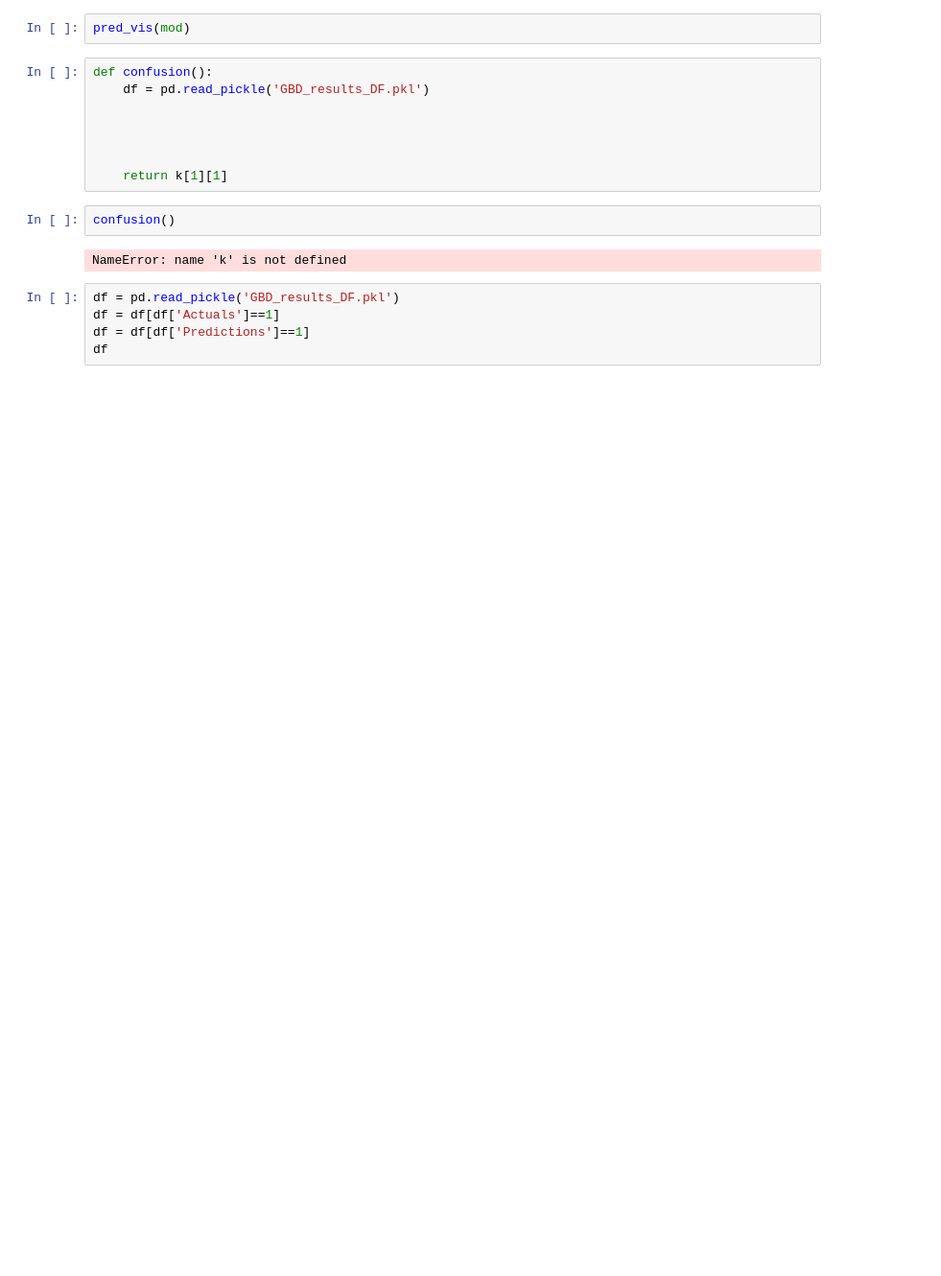
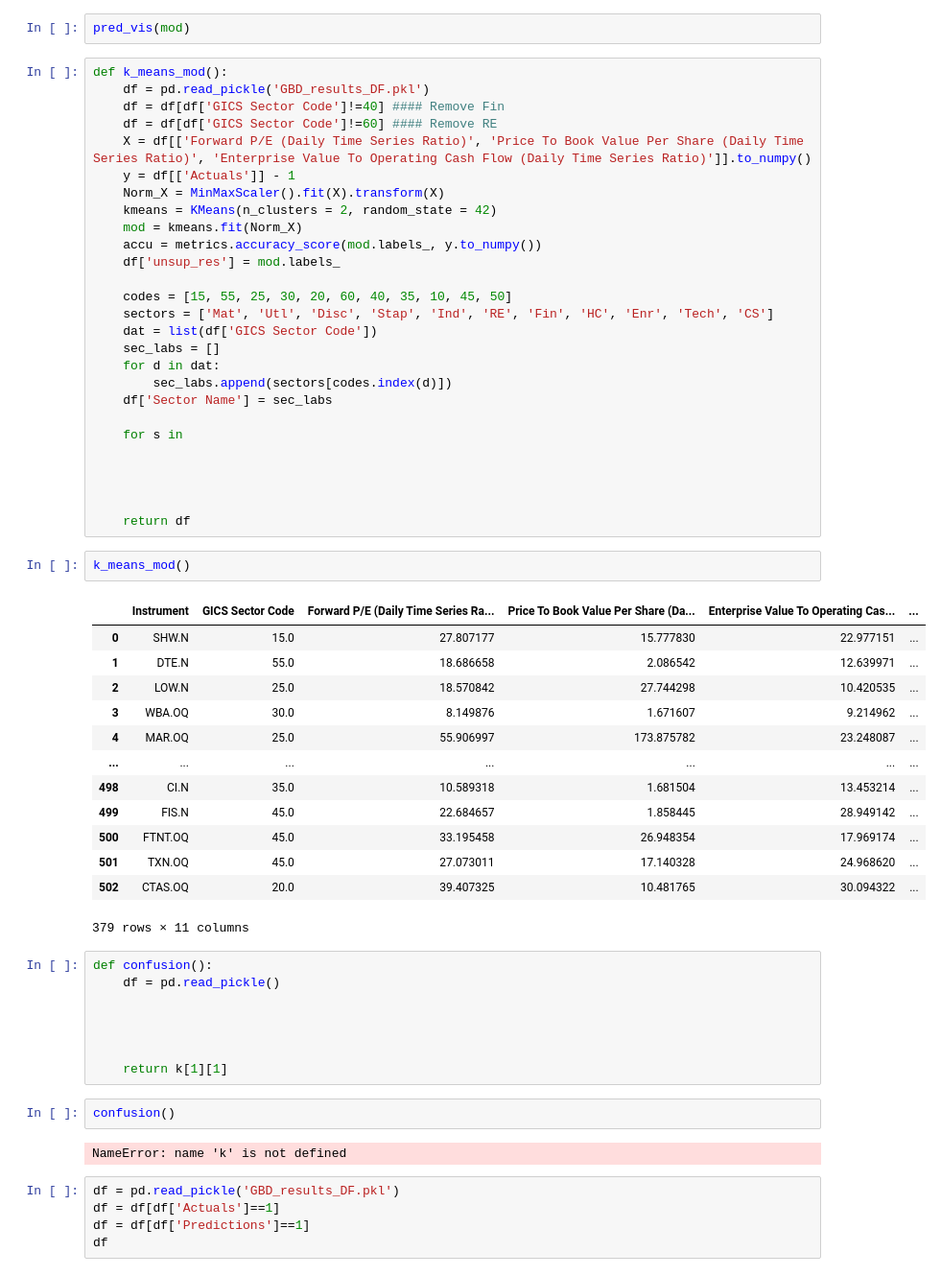
Before and after one commit to Jgarden79/Value_Value, a Jupyter notebook: Value_value.ipynb, the cells around one changed output. Shown at 96% size. Saved outputs shown, nothing was run; the diff lists cells and outputs as text; blank space fills up the shorter version.

Commit message:
trained the kmeans algo

```diff
--- a/Value_value.ipynb
+++ b/Value_value.ipynb
@@ -376,9 +378,52 @@ def pred_vis(mod):
     return
 # %%
 pred_vis(mod)
+# %%
+def k_means_mod():
+    df = pd.read_pickle('GBD_results_DF.pkl')
+    df = df[df['GICS Sector Code']!=40] #### Remove Fin
+    df = df[df['GICS Sector Code']!=60] #### Remove RE
+    X = df[['Forward P/E (Daily Time Series Ratio)', 'Price To Book Value Per Share (Daily Time Series Ratio)', 'Enterprise Value To Operating Cash Flow (Daily Time Series Ratio)']].to_numpy()
+    y = df[['Actuals']] - 1
+    Norm_X = MinMaxScaler().fit(X).transform(X)
+    kmeans = KMeans(n_clusters = 2, random_state = 42)
+    mod = kmeans.fit(Norm_X)
+    accu = metrics.accuracy_score(mod.labels_, y.to_numpy())
+    df['unsup_res'] = mod.labels_
+
+    codes = [15, 55, 25, 30, 20, 60, 40, 35, 10, 45, 50]
+    sectors = ['Mat', 'Utl', 'Disc', 'Stap', 'Ind', 'RE', 'Fin', 'HC', 'Enr', 'Tech', 'CS']
+    dat = list(df['GICS Sector Code'])
+    sec_labs = []
+    for d in dat:
+        sec_labs.append(sectors[codes.index(d)])
+    df['Sector Name'] = sec_labs
+
+    for s in
+
+
+
+
+    return df
+# %%
+k_means_mod()
+# %% [output]
+|  | Instrument | GICS Sector Code | Forward P/E (Daily Time Series Ra... | Price To Book Value Per Share (Da... | Enterprise Value To Operating Cas... | ... |
+| 0 | SHW.N | 15.0 | 27.807177 | 15.777830 | 22.977151 | ... |
+| 1 | DTE.N | 55.0 | 18.686658 | 2.086542 | 12.639971 | ... |
+| 2 | LOW.N | 25.0 | 18.570842 | 27.744298 | 10.420535 | ... |
+| 3 | WBA.OQ | 30.0 | 8.149876 | 1.671607 | 9.214962 | ... |
+| 4 | MAR.OQ | 25.0 | 55.906997 | 173.875782 | 23.248087 | ... |
+| ... | ... | ... | ... | ... | ... | ... |
+| 498 | CI.N | 35.0 | 10.589318 | 1.681504 | 13.453214 | ... |
+| 499 | FIS.N | 45.0 | 22.684657 | 1.858445 | 28.949142 | ... |
+| 500 | FTNT.OQ | 45.0 | 33.195458 | 26.948354 | 17.969174 | ... |
+| 501 | TXN.OQ | 45.0 | 27.073011 | 17.140328 | 24.968620 | ... |
+| 502 | CTAS.OQ | 20.0 | 39.407325 | 10.481765 | 30.094322 | ... |
+379 rows × 11 columns
 # %%
 def confusion():
-    df = pd.read_pickle('GBD_results_DF.pkl')
+    df = pd.read_pickle()
 
 
 
```
Also changed, not shown: parts of 3 cells of this notebook, 10 other files.
